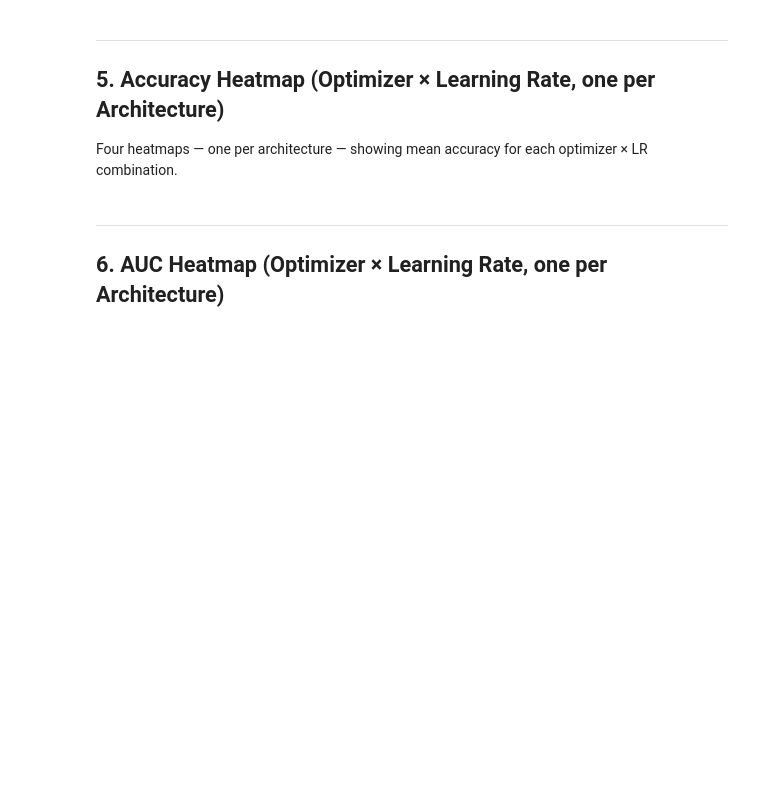
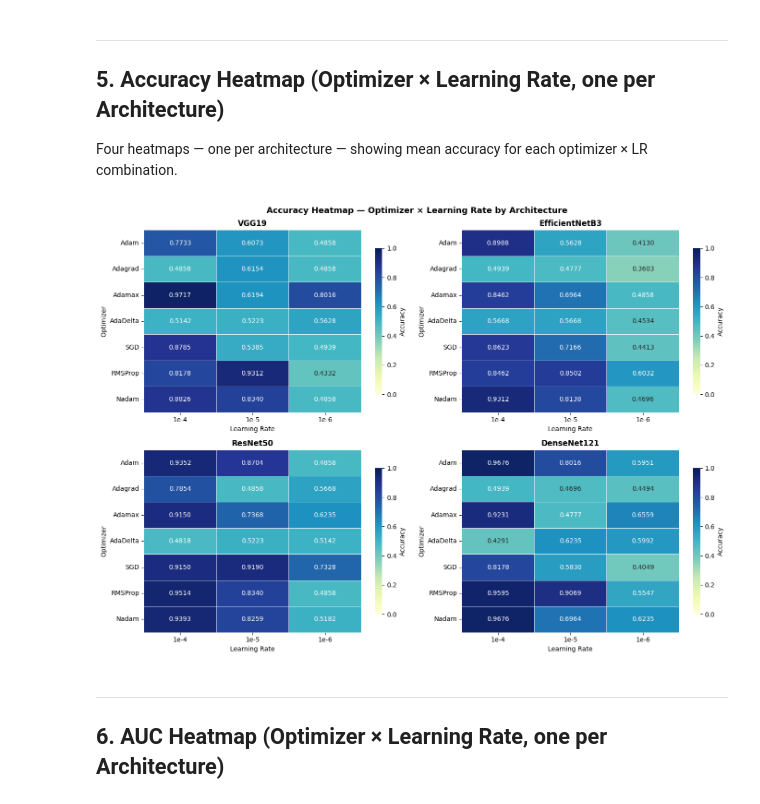
Before and after one commit to krispybataa/optimizer-learning-rate-study, a Jupyter notebook: notebooks/03_results_analysis.ipynb, the cells around one changed output. Saved outputs shown, nothing was run; the diff lists cells and outputs as text; code cells hidden in the pictures; blank space fills up the shorter version.

Commit message:
feat: Experiment/Simulation complete, Results added, Documentation added
as seen in TV

```diff
--- a/notebooks/03_results_analysis.ipynb
+++ b/notebooks/03_results_analysis.ipynb
@@ -7,12 +7,15 @@ This notebook analyses the aggregated results from all 84 simulation runs. Run `
 # %%
+import os
 import pathlib
 import numpy as np
 import pandas as pd
 import matplotlib.pyplot as plt
 import seaborn as sns
 
+os.makedirs('../docs/latex/figures', exist_ok=True)
+
 RESULTS_DIR  = pathlib.Path('../results')
-SUMMARY_CSV  = RESULTS_DIR / 'summary' / 'all_runs_summary.csv'
+SUMMARY_CSV  = RESULTS_DIR / 'summary' / 'master_results.csv'
 
 ARCHITECTURES  = ['VGG19', 'EfficientNetB3', 'ResNet50', 'DenseNet121']
 OPTIMIZERS     = ['Adam', 'Adagrad', 'Adamax', 'AdaDelta', 'SGD', 'RMSProp', 'Nadam']
@@ -95,36 +140,39 @@ display(best_per_lr)
 
 Four heatmaps — one per architecture — showing mean accuracy for each optimizer × LR combination.
 # %%
-# TODO: Produce 2×2 grid of accuracy heatmaps
+df['lr_label'] = df['learning_rate'].map({1e-4: '1e-4', 1e-5: '1e-5', 1e-6: '1e-6'})
+
 fig, axes = plt.subplots(2, 2, figsize=(14, 10))
 axes = axes.ravel()
 
 for idx, arch in enumerate(ARCHITECTURES):
     sub = df[df['architecture'] == arch].copy()
-    sub['lr_label'] = sub['learning_rate'].apply(lambda x: f"{float(x):.0e}")
     pivot = sub.pivot_table(index='optimizer', columns='lr_label', values='accuracy', aggfunc='mean')
     pivot = pivot.reindex(index=OPTIMIZERS, columns=LR_LABELS)
 
     sns.heatmap(
         pivot,
         ax=axes[idx],
         annot=True,
         fmt='.4f',
         cmap='YlGnBu',
         vmin=0,
         vmax=1,
         linewidths=0.5,
         cbar_kws={'shrink': 0.8, 'label': 'Accuracy'},
     )
     axes[idx].set_title(arch, fontweight='bold')
     axes[idx].set_xlabel('Learning Rate')
     axes[idx].set_ylabel('Optimizer')
 
 fig.suptitle('Accuracy Heatmap — Optimizer × Learning Rate by Architecture',
              fontsize=13, fontweight='bold')
 plt.tight_layout()
 plt.savefig(RESULTS_DIR / 'summary' / 'heatmap_accuracy.png', dpi=150, bbox_inches='tight')
+plt.savefig('../docs/latex/figures/accuracy_heatmap.png', dpi=150, bbox_inches='tight')
 plt.show()
+# %% [output]
+[figure, added]
 # %% [markdown]
 ---
 ## 6. AUC Heatmap (Optimizer × Learning Rate, one per Architecture)
```
Also changed, not shown: parts of 6 cells of this notebook, 21 other files.
